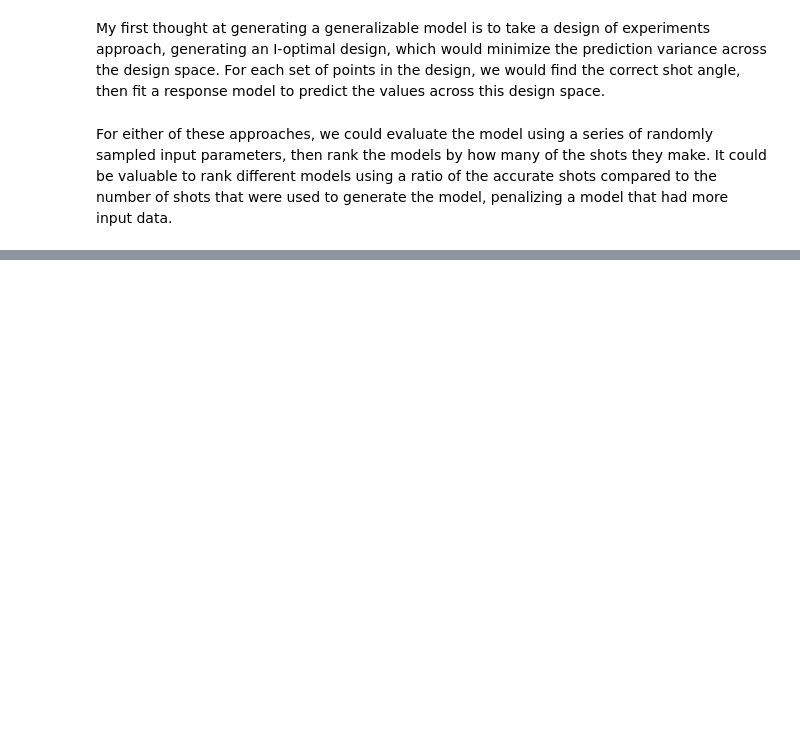
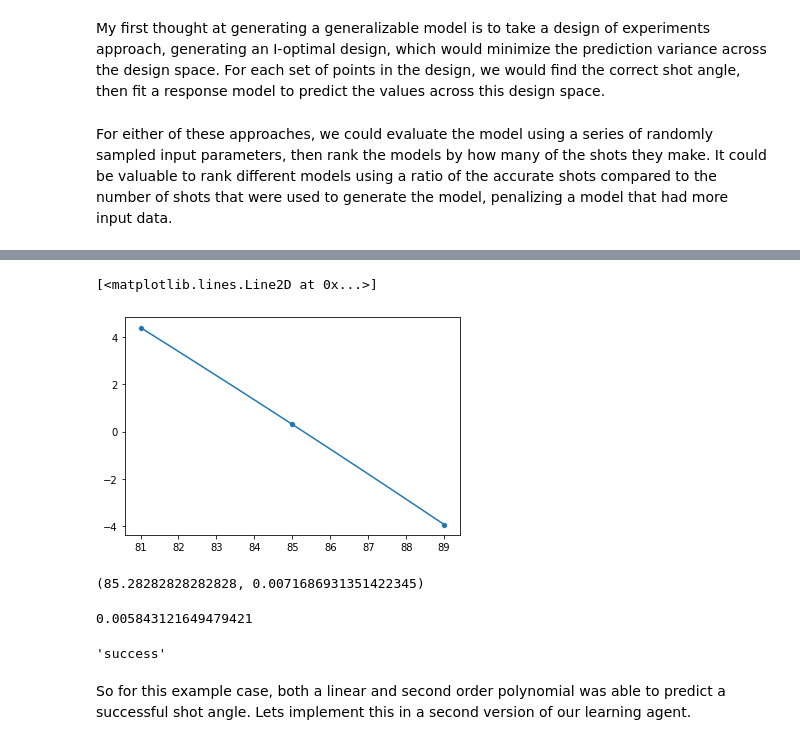
Before and after one commit to StevenCHowell/bball_cannon, a Jupyter notebook: BBall Cannon.ipynb, the cells around one changed output, grey strips where cells are left out. Saved outputs shown, nothing was run; the diff lists cells and outputs as text; code cells hidden in the pictures; blank space fills up the shorter version.

```diff
--- a/BBall Cannon.ipynb
+++ b/BBall Cannon.ipynb
@@ -544,0 +602,27 @@ For either of these approaches, we could evaluate the model using a series of ra
+# %%
+p2 = np.poly1d(np.polyfit(angles, delta_x, 2))
+# %%
+a = np.linspace(min(angles), max(angles), 100)
+dx = p2(a)
+# %%
+_ = sns.scatterplot(angles, delta_x)
+_.plot(a, dx)
+# %% [output]
+[<matplotlib.lines.Line2D at 0x...>]
+[figure, added]
+# %%
+i_min = np.argmin(np.abs(dx))
+best_angle = a[i_min]
+best_angle, dx[i_min]
+# %% [output]
+(85.28282828282828, 0.0071686931351422345)
+# %%
+c2.fire(best_angle)
+# %% [output]
+0.005843121649479421
+# %%
+c2.result
+# %% [output]
+'success'
+# %% [markdown]
+So for this example case, both a linear and second order polynomial was able to predict a successful shot angle.  Lets implement this in a second version of our learning agent.
```
Also changed, not shown: parts of 38 cells of this notebook.
